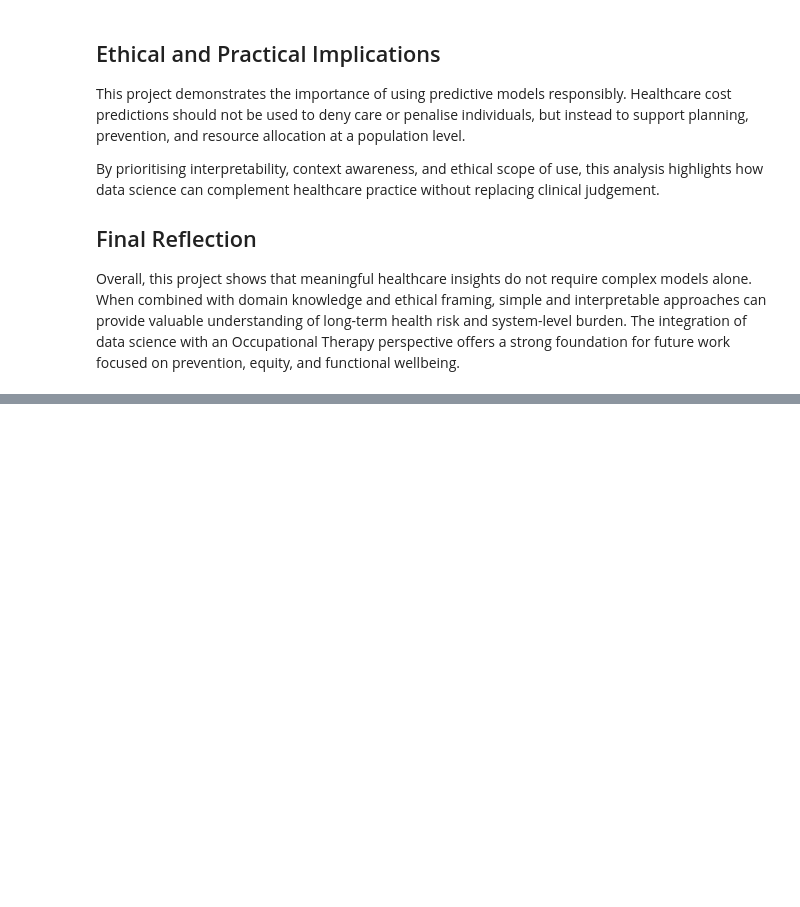
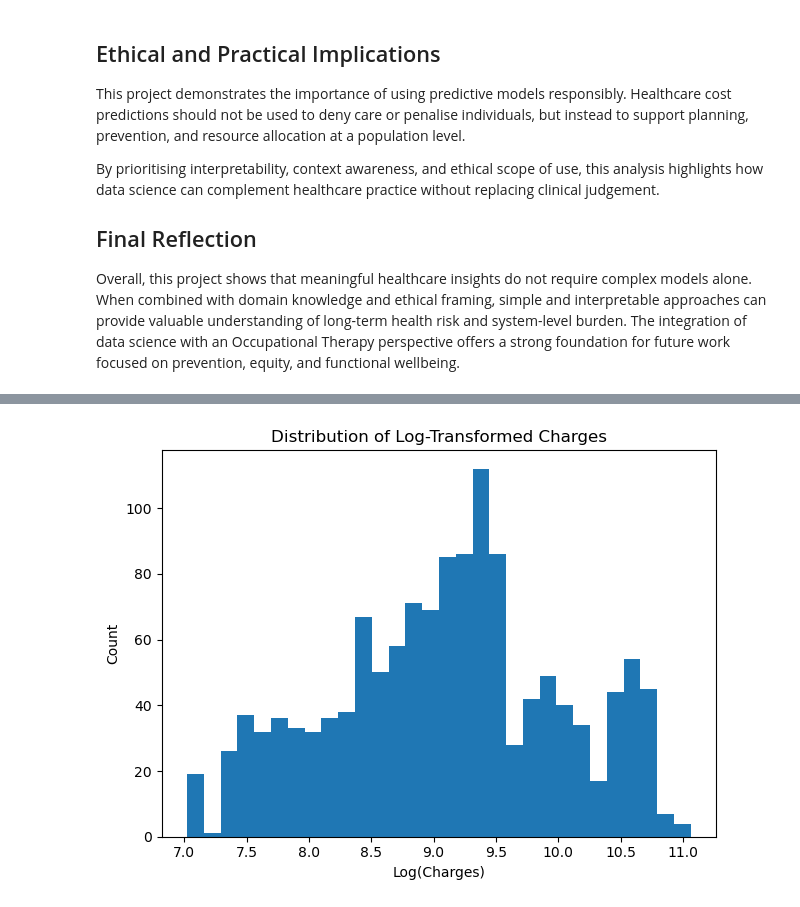
Before and after one commit to Raquel9988/wellness-healthcare-cost-prediction, a Jupyter notebook: notebooks/healthcare_cost_prediction_ot.ipynb, the cells around one changed output, grey strips where cells are left out. Saved outputs shown, nothing was run; the diff lists cells and outputs as text; code cells hidden in the pictures; blank space fills up the shorter version.

```diff
--- a/notebooks/healthcare_cost_prediction_ot.ipynb
+++ b/notebooks/healthcare_cost_prediction_ot.ipynb
@@ -2244,0 +2282,12 @@ Overall, this project shows that meaningful healthcare insights do not require c
+# %%
+plt.figure()
+plt.hist(df["log_charges"], bins=30)
+plt.title("Distribution of Log-Transformed Charges")
+plt.xlabel("Log(Charges)")
+plt.ylabel("Count")
+
+plt.tight_layout()
+plt.savefig("../figures/02_log_charges_histogram.png", dpi=300)
+plt.show()
+# %% [output]
+[figure, added]
```
Also changed, not shown: parts of 22 cells of this notebook, 1 other file.
